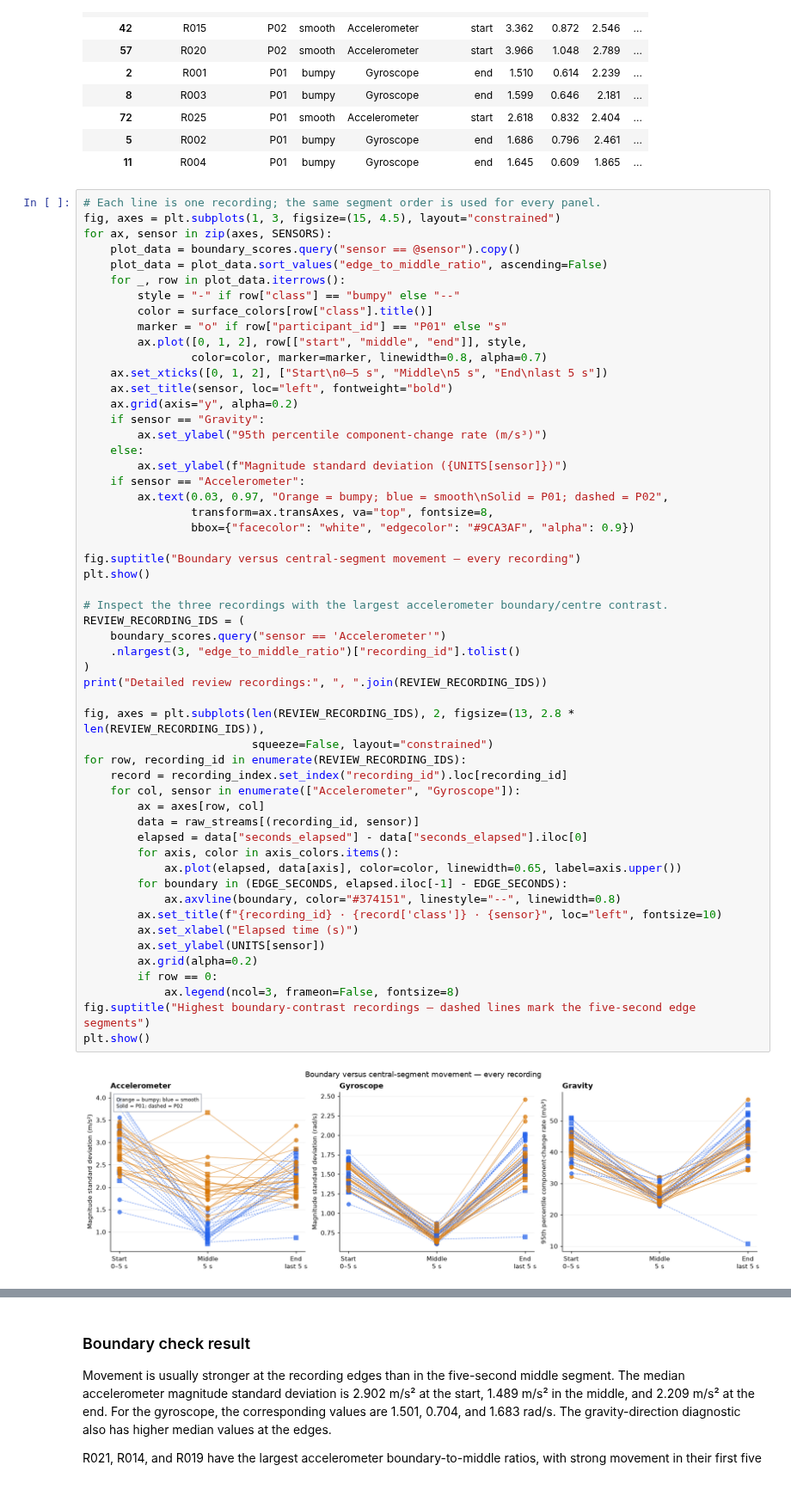
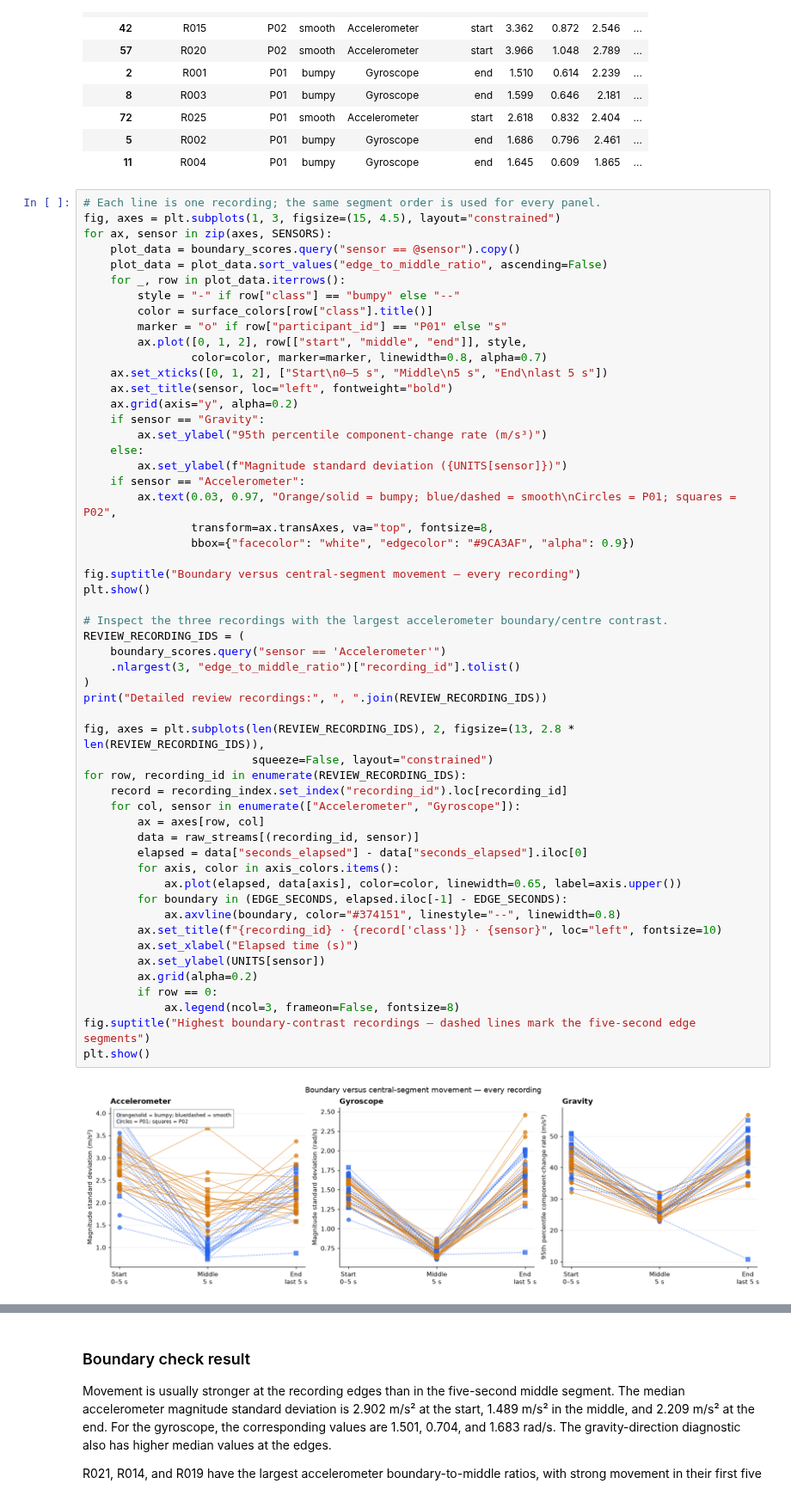
Before and after one commit to LarsHeijnennn/DataAnalysis-LearningMethods, a Jupyter notebook: project_pipeline.ipynb, the cells around one changed output, grey strips where cells are left out. Shown at 86% size. Saved outputs shown, nothing was run; the diff lists cells and outputs as text.

```diff
--- a/project_pipeline.ipynb
+++ b/project_pipeline.ipynb
@@ -834,7 +834,7 @@ for ax, sensor in zip(axes, SENSORS):
     else:
         ax.set_ylabel(f"Magnitude standard deviation ({UNITS[sensor]})")
     if sensor == "Accelerometer":
-        ax.text(0.03, 0.97, "Orange = bumpy; blue = smooth\nSolid = P01; dashed = P02",
+        ax.text(0.03, 0.97, "Orange/solid = bumpy; blue/dashed = smooth\nCircles = P01; squares = P02",
                 transform=ax.transAxes, va="top", fontsize=8,
                 bbox={"facecolor": "white", "edgecolor": "#9CA3AF", "alpha": 0.9})
 
@@ -842,34 +842,34 @@ fig.suptitle("Boundary versus central-segment movement — every recording")
 plt.show()
 
 # Inspect the three recordings with the largest accelerometer boundary/centre contrast.
 REVIEW_RECORDING_IDS = (
     boundary_scores.query("sensor == 'Accelerometer'")
     .nlargest(3, "edge_to_middle_ratio")["recording_id"].tolist()
 )
 print("Detailed review recordings:", ", ".join(REVIEW_RECORDING_IDS))
 
 fig, axes = plt.subplots(len(REVIEW_RECORDING_IDS), 2, figsize=(13, 2.8 * len(REVIEW_RECORDING_IDS)),
                          squeeze=False, layout="constrained")
 for row, recording_id in enumerate(REVIEW_RECORDING_IDS):
     record = recording_index.set_index("recording_id").loc[recording_id]
     for col, sensor in enumerate(["Accelerometer", "Gyroscope"]):
         ax = axes[row, col]
         data = raw_streams[(recording_id, sensor)]
         elapsed = data["seconds_elapsed"] - data["seconds_elapsed"].iloc[0]
         for axis, color in axis_colors.items():
             ax.plot(elapsed, data[axis], color=color, linewidth=0.65, label=axis.upper())
         for boundary in (EDGE_SECONDS, elapsed.iloc[-1] - EDGE_SECONDS):
             ax.axvline(boundary, color="#374151", linestyle="--", linewidth=0.8)
         ax.set_title(f"{recording_id} · {record['class']} · {sensor}", loc="left", fontsize=10)
         ax.set_xlabel("Elapsed time (s)")
         ax.set_ylabel(UNITS[sensor])
         ax.grid(alpha=0.2)
         if row == 0:
             ax.legend(ncol=3, frameon=False, fontsize=8)
 fig.suptitle("Highest boundary-contrast recordings — dashed lines mark the five-second edge segments")
 plt.show()
 # %% [output]
-[figure, old version]
+[figure, new version]
 Detailed review recordings: R021, R014, R019
 [figure]
 # %% [markdown]
```
Also changed, not shown: parts of 2 cells of this notebook.
